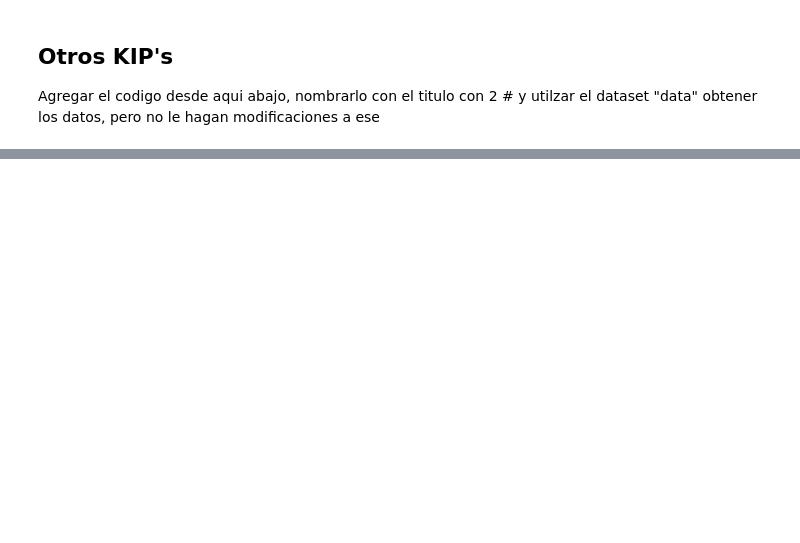
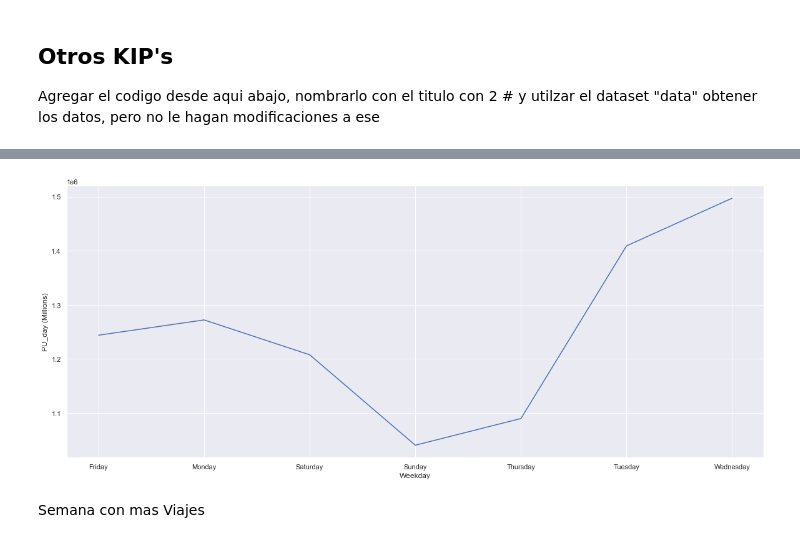
Before and after one commit to Ramirez-L/Proyecto_Taxis_Grupo_11, a Jupyter notebook: Exploracion/Dataset_Taxis.ipynb, the cells around one changed output, grey strips where cells are left out. Saved outputs shown, nothing was run; the diff lists cells and outputs as text; code cells hidden in the pictures; blank space fills up the shorter version.

```diff
--- a/Exploracion/Dataset_Taxis.ipynb
+++ b/Exploracion/Dataset_Taxis.ipynb
@@ -896,0 +819,19 @@ Agregar el codigo desde aqui abajo, nombrarlo con el titulo con 2 # y utilzar el
+# %%
+df_dias_semana["Weekday"] = df_dias_semana["tpep_pickup_datetime"].dt.day_name()
+df_dias_semana["Week_number"] = df_dias_semana["tpep_pickup_datetime"].dt.isocalendar().week
+# %%
+df_dias_semana.rename(columns={'tpep_pickup_datetime':'PU_day', 'tpep_dropoff_datetime':'DO_day'}, inplace=True)
+# %%
+total_dias_semana = df_dias_semana.groupby(df_dias_semana['Weekday'])['PU_day'].count()
+# %%
+total_dias_semana = pd.DataFrame(total_dias_semana)
+total_dias_semana.reset_index(inplace=True)
+# %%
+sns.set(rc = {'figure.figsize':(20,8)})
+sns.lineplot(data=total_dias_semana, x='Weekday', y='PU_day',)
+plt.ylabel('PU_day (Millions)')
+plt.show()
+# %% [output]
+[figure, added]
+# %% [markdown]
+Semana con mas Viajes
```
Also changed, not shown: parts of 35 cells of this notebook.
